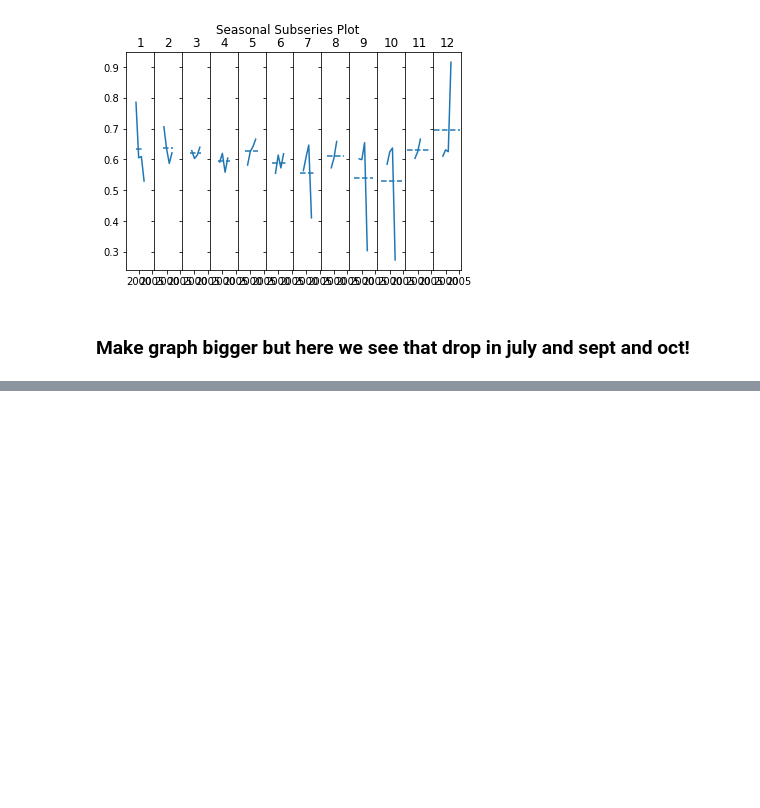
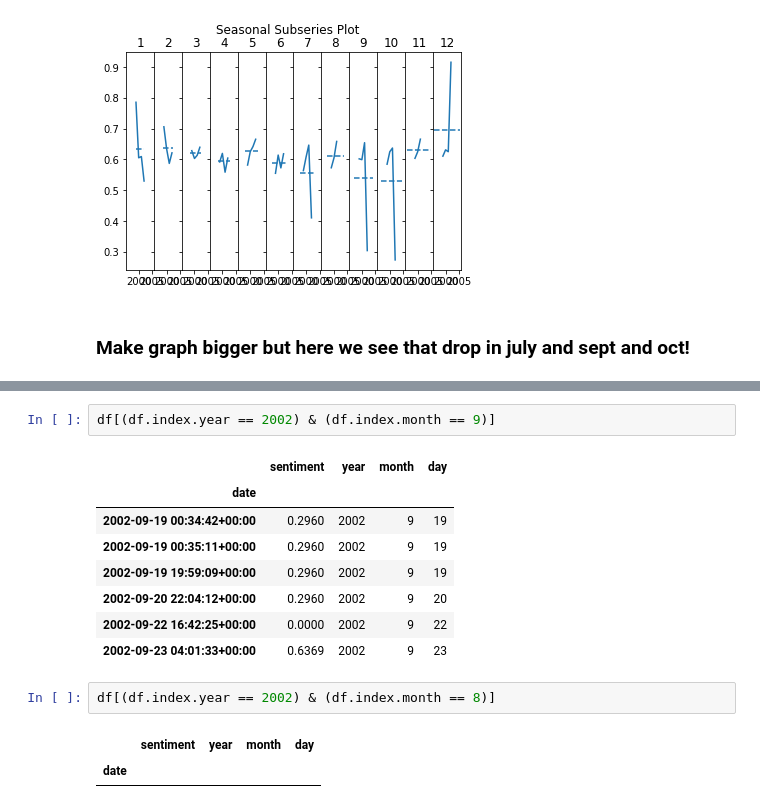
Before and after one commit to Enron-Discussion-NLP/Capstone, a Jupyter notebook: 00_Paige/exploring_time_series_pj.ipynb, the cells around one changed output, grey strips where cells are left out. Saved outputs shown, nothing was run; the diff lists cells and outputs as text; blank space fills up the shorter version.

Commit message:
Investating missing dates

```diff
--- a/00_Paige/exploring_time_series_pj.ipynb
+++ b/00_Paige/exploring_time_series_pj.ipynb
@@ -501,0 +507,16 @@ fig.subplots_adjust(wspace=0)
+# %%
+df[(df.index.year == 2002) & (df.index.month == 9)]
+# %% [output]
+|  | sentiment | year | month | day |
+| date |  |  |  |  |
+| 2002-09-19 00:34:42+00:00 | 0.2960 | 2002 | 9 | 19 |
+| 2002-09-19 00:35:11+00:00 | 0.2960 | 2002 | 9 | 19 |
+| 2002-09-19 19:59:09+00:00 | 0.2960 | 2002 | 9 | 19 |
+| 2002-09-20 22:04:12+00:00 | 0.2960 | 2002 | 9 | 20 |
+| 2002-09-22 16:42:25+00:00 | 0.0000 | 2002 | 9 | 22 |
+| 2002-09-23 04:01:33+00:00 | 0.6369 | 2002 | 9 | 23 |
+# %%
+df[(df.index.year == 2002) & (df.index.month == 8)]
+# %% [output]
+|  | sentiment | year | month | day |
+| date |  |  |  |  |
```
Also changed, not shown: parts of 3 cells of this notebook.
